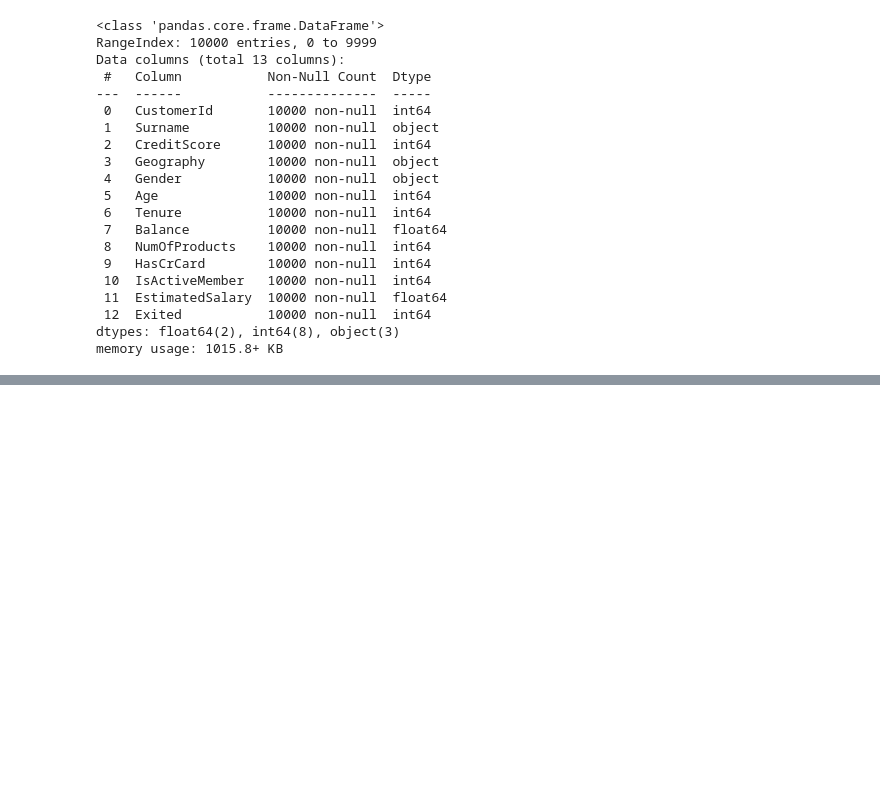
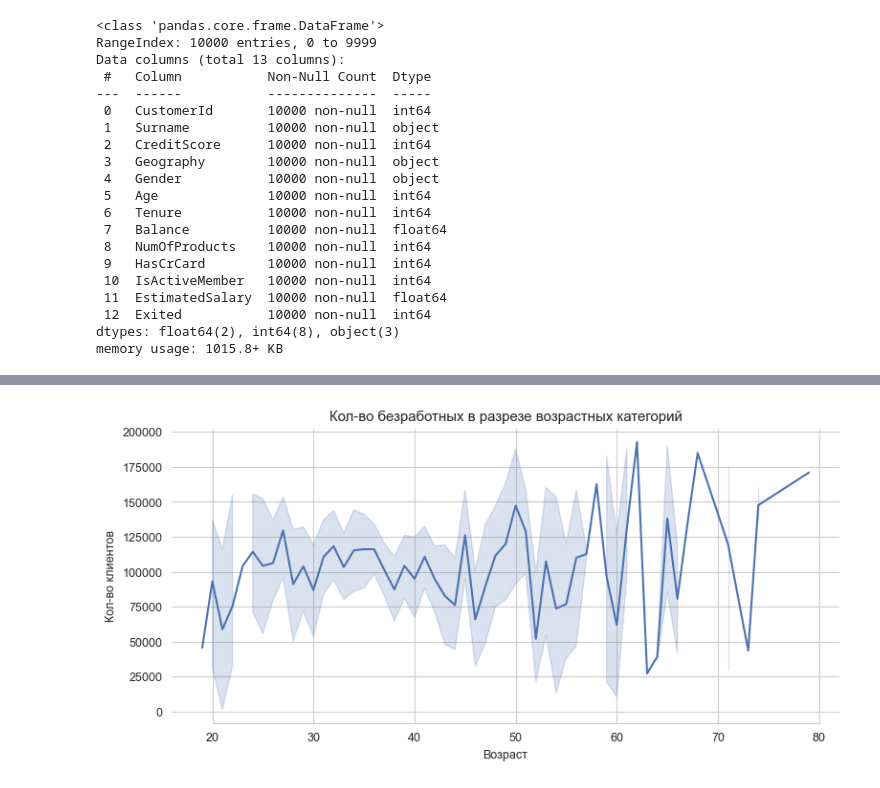
Before and after one commit to tabbols95/data_analysis_and_forecast, a Jupyter notebook: Customer churn analysis (Bank data)/Customer churn analysis (Bank data).ipynb, the cells around one changed output, grey strips where cells are left out. Saved outputs shown, nothing was run; the diff lists cells and outputs as text; code cells hidden in the pictures; blank space fills up the shorter version.

```diff
--- a/Customer churn analysis (Bank data)/Customer churn analysis (Bank data).ipynb
+++ b/Customer churn analysis (Bank data)/Customer churn analysis (Bank data).ipynb
@@ -66,0 +134,10 @@ data.describe().T
+# %%
+fig, ax = plt.subplots(figsize=(9, 4))
+ax = sns.lineplot(x='Age', y='EstimatedSalary', data=unemployed_data, palette='dark:#5A9_r', ax=ax)
+ax.set_title('Кол-во безработных в разрезе возрастных категорий')
+ax.set_xlabel('Возраст')
+ax.set_ylabel('Кол-во клиентов')
+sns.despine(fig=fig, ax=ax, left=True, trim=True)
+plt.show()
+# %% [output]
+[figure, added]
```
Also changed, not shown: parts of 19 cells of this notebook.
